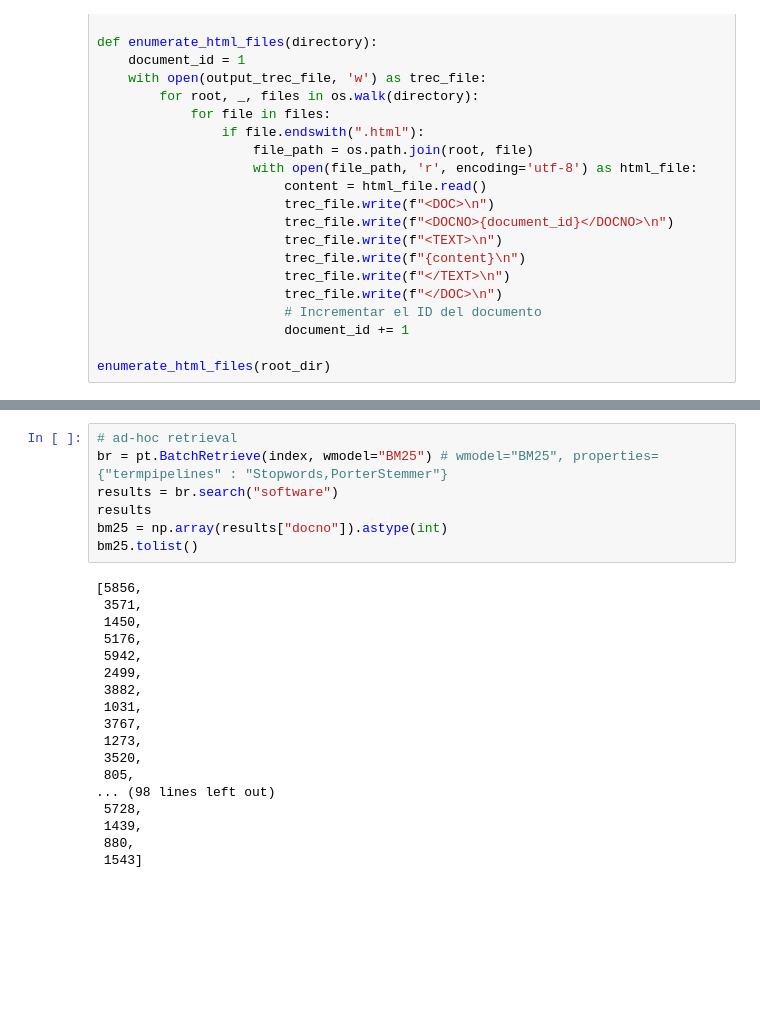
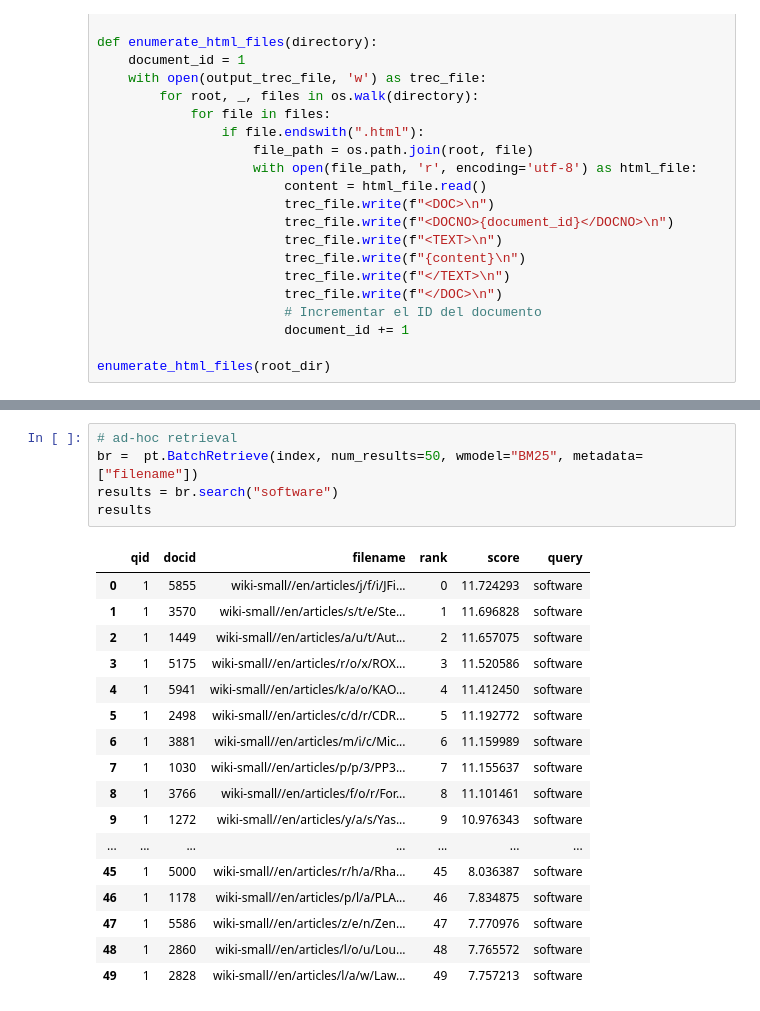
Before and after one commit to FranZoia6/RI, a Jupyter notebook: TP2/P5/P5.ipynb, the cells around one changed output, grey strips where cells are left out. Saved outputs shown, nothing was run; the diff lists cells and outputs as text; blank space fills up the shorter version.

```diff
--- a/TP2/P5/P5.ipynb
+++ b/TP2/P5/P5.ipynb
@@ -77,25 +93,23 @@ tfidf.tolist()
 # %%
 # ad-hoc retrieval
-br = pt.BatchRetrieve(index, wmodel="BM25") # wmodel="BM25", properties={"termpipelines" : "Stopwords,PorterStemmer"}
+br =  pt.BatchRetrieve(index, num_results=50, wmodel="BM25", metadata=["filename"])
 results = br.search("software")
 results
-bm25 = np.array(results["docno"]).astype(int)
-bm25.tolist()
 # %% [output]
-[5856,
- 3571,
- 1450,
- 5176,
- 5942,
- 2499,
- 3882,
- 1031,
- 3767,
- 1273,
- 3520,
- 805,
-... (98 lines left out)
- 5728,
- 1439,
- 880,
- 1543]
+|  | qid | docid | filename | rank | score | query |
+| 0 | 1 | 5855 | wiki-small//en/articles/j/f/i/JFi... | 0 | 11.724293 | software |
+| 1 | 1 | 3570 | wiki-small//en/articles/s/t/e/Ste... | 1 | 11.696828 | software |
+| 2 | 1 | 1449 | wiki-small//en/articles/a/u/t/Aut... | 2 | 11.657075 | software |
+| 3 | 1 | 5175 | wiki-small//en/articles/r/o/x/ROX... | 3 | 11.520586 | software |
+| 4 | 1 | 5941 | wiki-small//en/articles/k/a/o/KAO... | 4 | 11.412450 | software |
+| 5 | 1 | 2498 | wiki-small//en/articles/c/d/r/CDR... | 5 | 11.192772 | software |
+| 6 | 1 | 3881 | wiki-small//en/articles/m/i/c/Mic... | 6 | 11.159989 | software |
+| 7 | 1 | 1030 | wiki-small//en/articles/p/p/3/PP3... | 7 | 11.155637 | software |
+| 8 | 1 | 3766 | wiki-small//en/articles/f/o/r/For... | 8 | 11.101461 | software |
+| 9 | 1 | 1272 | wiki-small//en/articles/y/a/s/Yas... | 9 | 10.976343 | software |
+| ... | ... | ... | ... | ... | ... | ... |
+| 45 | 1 | 5000 | wiki-small//en/articles/r/h/a/Rha... | 45 | 8.036387 | software |
+| 46 | 1 | 1178 | wiki-small//en/articles/p/l/a/PLA... | 46 | 7.834875 | software |
+| 47 | 1 | 5586 | wiki-small//en/articles/z/e/n/Zen... | 47 | 7.770976 | software |
+| 48 | 1 | 2860 | wiki-small//en/articles/l/o/u/Lou... | 48 | 7.765572 | software |
+| 49 | 1 | 2828 | wiki-small//en/articles/l/a/w/Law... | 49 | 7.757213 | software |
```
Also changed, not shown: parts of 5 cells of this notebook, 1 other file.
